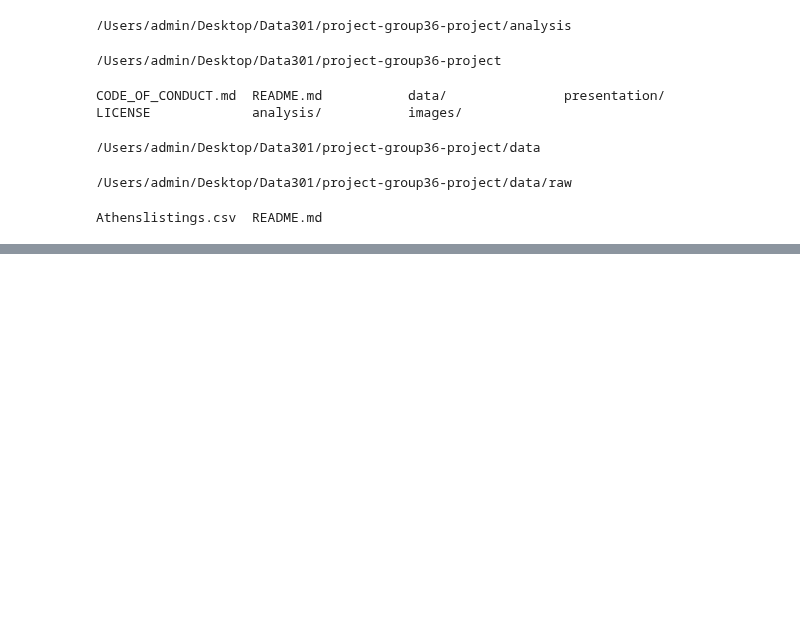
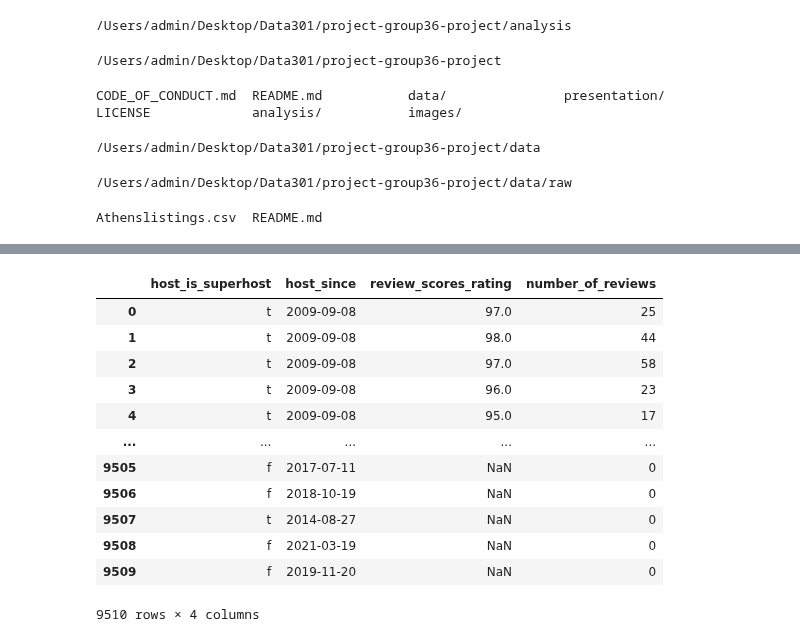
Before and after one commit to data301-2021-summer2/project-group36-project, a Jupyter notebook: analysis/Stephany_Chowsen/Dataset.ipynb, the cells around one changed output, grey strips where cells are left out. Cells and saved outputs as stored; diff of their text form; code cells hidden in the pictures; blank space fills up the shorter version.

```diff
--- a/analysis/Stephany_Chowsen/Dataset.ipynb
+++ b/analysis/Stephany_Chowsen/Dataset.ipynb
@@ -47,0 +66,17 @@ pd.read_csv("Athenslistings.csv")
+# %%
+df1= df[['host_is_superhost','host_since','review_scores_rating','number_of_reviews']]
+df1
+# %% [output]
+|  | host_is_superhost | host_since | review_scores_rating | number_of_reviews |
+| 0 | t | 2009-09-08 | 97.0 | 25 |
+| 1 | t | 2009-09-08 | 98.0 | 44 |
+| 2 | t | 2009-09-08 | 97.0 | 58 |
+| 3 | t | 2009-09-08 | 96.0 | 23 |
+| 4 | t | 2009-09-08 | 95.0 | 17 |
+| ... | ... | ... | ... | ... |
+| 9505 | f | 2017-07-11 | NaN | 0 |
+| 9506 | f | 2018-10-19 | NaN | 0 |
+| 9507 | t | 2014-08-27 | NaN | 0 |
+| 9508 | f | 2021-03-19 | NaN | 0 |
+| 9509 | f | 2019-11-20 | NaN | 0 |
+9510 rows × 4 columns
```
Also changed, not shown: parts of 18 cells of this notebook, 1 other file.
